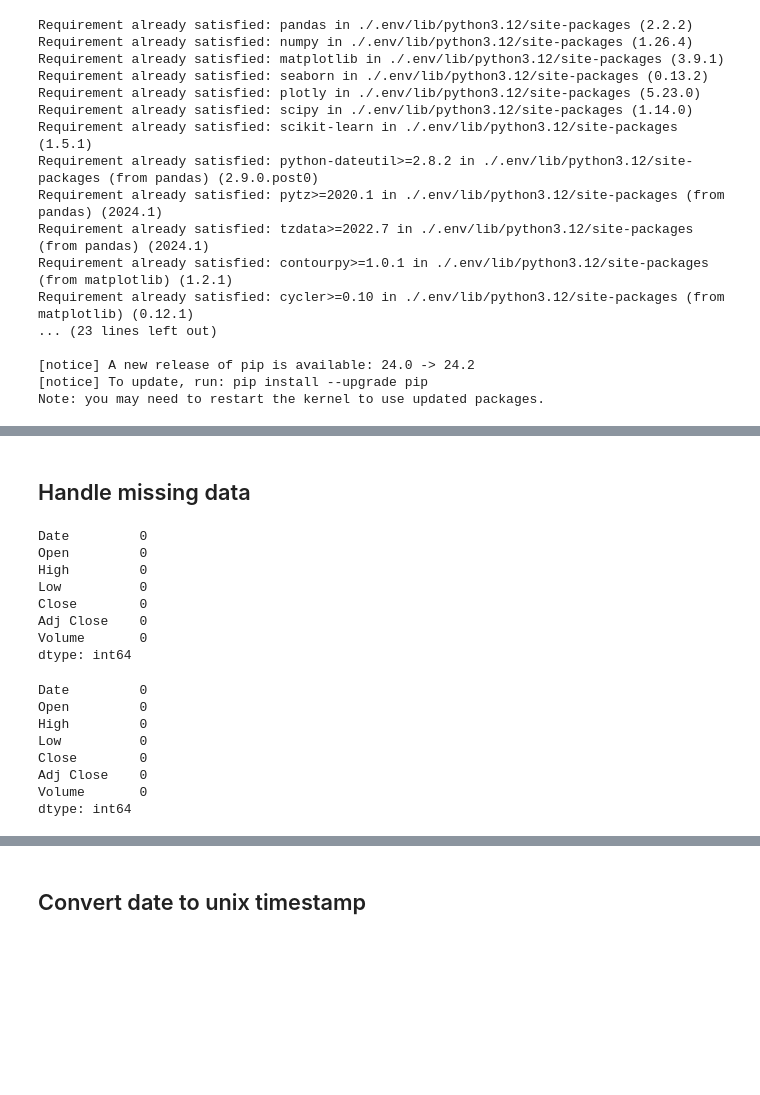
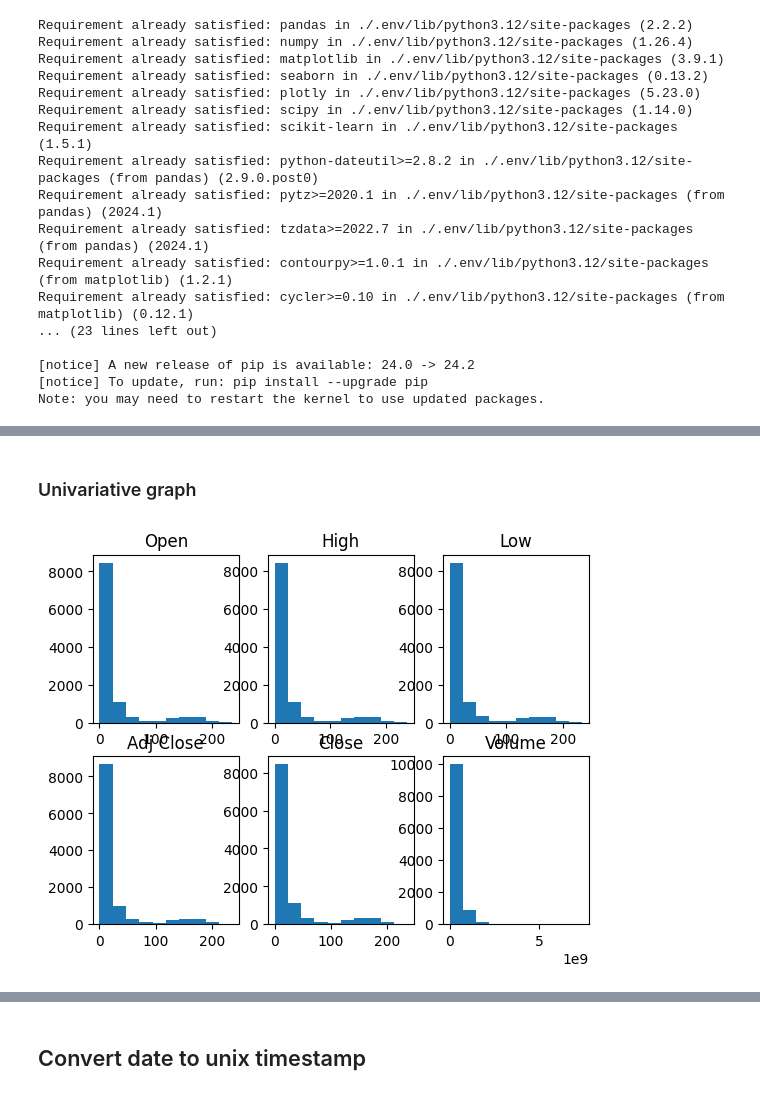
Before and after one commit to akagiyuu/stock-market-data-set, a Jupyter notebook: data.ipynb, the cells around one changed output, grey strips where cells are left out. Drawn from its saved outputs; the diff is of its cells as text; code cells hidden in the pictures; blank space fills up the shorter version.

Commit message:
feat: add more visualization

```diff
--- a/data.ipynb
+++ b/data.ipynb
@@ -74,24 +72,10 @@ array([[<Axes: xlabel='Open', ylabel='Open'>,
-# %% [markdown]
-## Handle missing data
-# %%
-df.isnull().sum()
-# %% [output]
-Date         0
-Open         0
-High         0
-Low          0
-Close        0
-Adj Close    0
-Volume       0
-dtype: int64
-# %%
-df.isna().sum()
-# %% [output]
-Date         0
-Open         0
-High         0
-Low          0
-Close        0
-Adj Close    0
-Volume       0
-dtype: int64
+# %% [markdown]
+### Univariative graph
+# %%
+for i, column in enumerate(DATA_COLUMNS):
+    plt.subplot(2, 3, i + 1)
+    plt.title(column)
+    plt.hist(df[column])
+plt.show()
+# %% [output]
+[figure, added]
```
Also changed, not shown: parts of 24 cells of this notebook, 3 other files.
